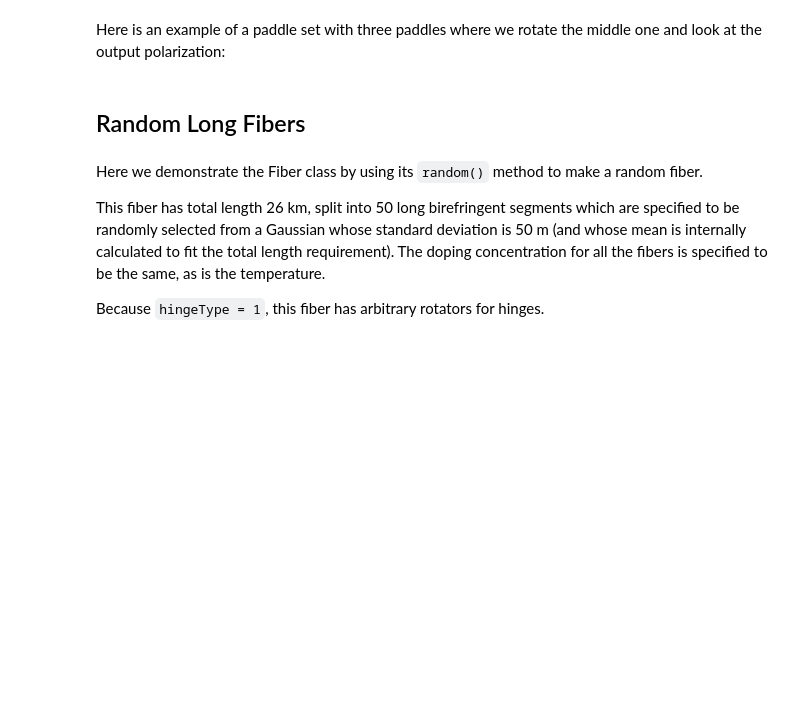
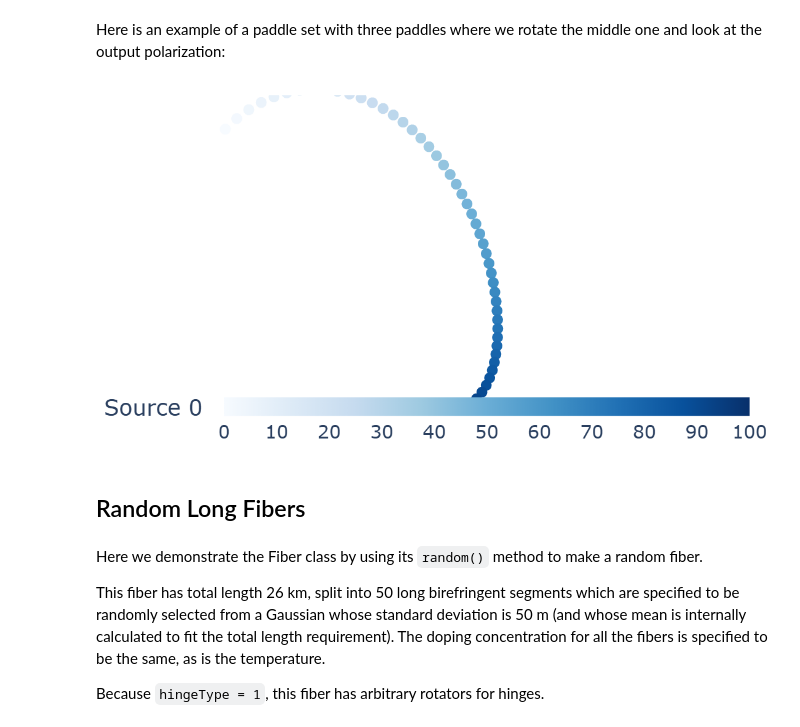
Before and after one commit to JQIamo/BIFROST, a Jupyter notebook: Example-Fibers.ipynb, the cells around one changed output. Drawn from its saved outputs; the diff is of its cells as text; code cells hidden in the pictures; blank space fills up the shorter version.

```diff
--- a/Example-Fibers.ipynb
+++ b/Example-Fibers.ipynb
@@ -524,18 +640,22 @@ f = bf.FiberPaddleSet(w0, T0, r0, r1, epsilon, m0, m1, Tref, nPaddles, rps, np.a
 for i in range(len(paddleAngles)):
     f.angles[1] = paddleAngles[i]
     J0arr[i,:,:] = f.J0
-
-Ei = Jones_vector("Source 0"); Ei.linear_light(azimuth = 45*degrees, amplitude=1)
-J0 = Jones_matrix("J0"); J0.from_matrix(J0arr)
-#J1 = Jones_matrix("J1"); J1.from_matrix(J1arr)
-E0 = J0 * Ei; #E1 = J1 * Ei
-S0 = Stokes("Source 0"); S0.from_Jones(E0)
-#S1 = Stokes("Source 1"); S1.from_Jones(E1)
-
-fig0 = pty.subplots.make_subplots(rows=1, cols=1, specs=[[{'type':'surface'}]])
-S0.draw_poincare(fig=fig0, draw_axes=True, colormap='blues', param=paddleAngles*180/pi)
-#S1.draw_poincare(fig=fig0, draw_axes=True, colormap='reds', param=T0arr, show_fig=False)
-fig0.show()
+# %%
+Ei = bfutils.linearJonesVector(pi/4)
+length = len(J0arr)
+S0 = np.zeros((length, 4))
+
+for i in range (length):
+    E0 = J0arr[i] @ Ei
+    S0[i] = bfutils.JonesVtoStokesV(E0)
+
+S0disp = Stokes("Source 0"); S0disp.from_matrix(np.transpose(S0))
+
+fig0 = pty.subplots.make_subplots(rows=1, cols=1, specs=[[{'type':'surface'}]])
+S0disp.draw_poincare(fig=fig0, draw_axes=True, colormap='blues', param=paddleAngles*180/pi)
+fig0.show()
+# %% [output]
+[figure, added]
 # %% [markdown]
 ## Random Long Fibers
 # %% [markdown]
```
Also changed, not shown: parts of 11 cells of this notebook, 13 other files.
